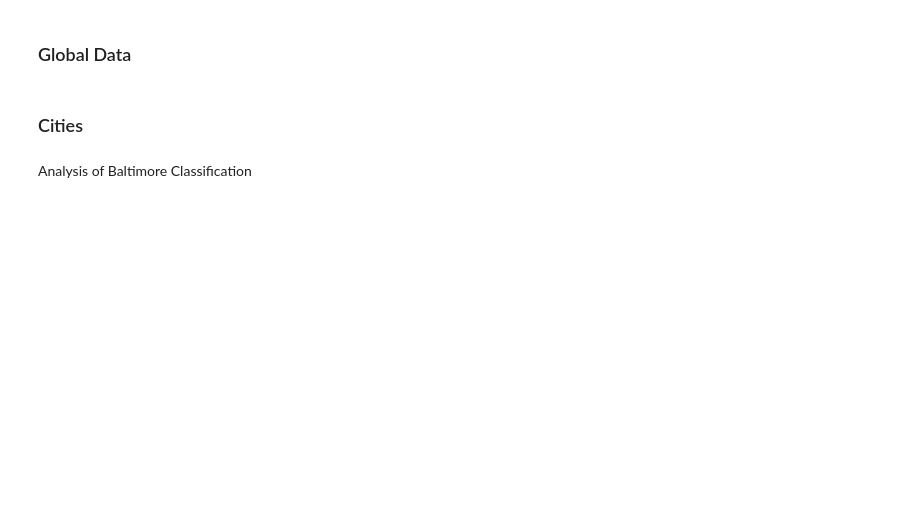
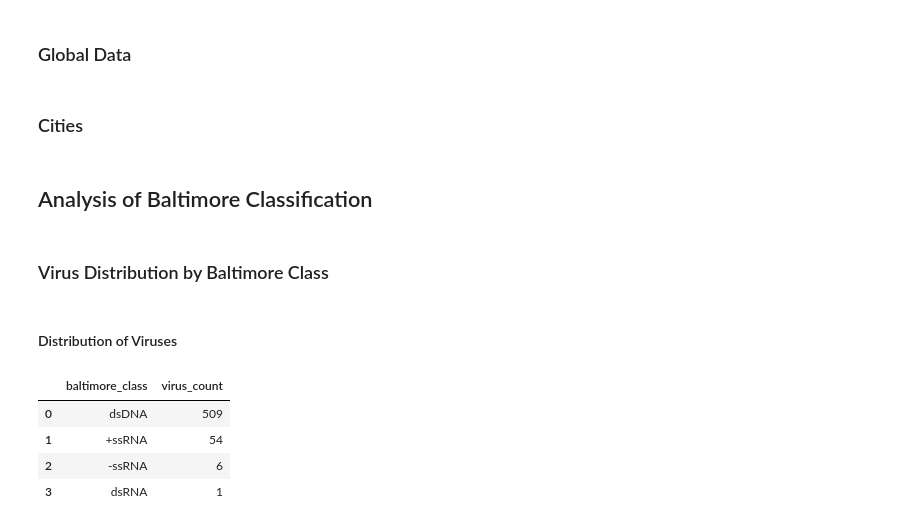
Before and after one commit to Projektseminar-Urban-Virome-2026/Analysis, a Jupyter notebook: virus_analysis/virus_analysis.ipynb, the cells around one changed output. Drawn from its saved outputs; the diff is of its cells as text; code cells hidden in the pictures; blank space fills up the shorter version.

```diff
--- a/virus_analysis/virus_analysis.ipynb
+++ b/virus_analysis/virus_analysis.ipynb
@@ -316,4 +702,55 @@ ENA-Daten: 678 Samples
 # %% [markdown]
 ### Cities
 # %% [markdown]
-Analysis of Baltimore Classification
+## Analysis of Baltimore Classification
+# %% [markdown]
+### Virus Distribution by Baltimore Class
+# %% [markdown]
+#### Distribution of Viruses
+# %%
+# Locate the folder that contains the virus metadata files.
+# `find_folder` makes the path more robust because the notebook may be executed
+# from slightly different working directories.
+virus_info_dir = Path(find_folder("data", "samplings", "data_with_information_of_viruses"))
+virus_info_path = virus_info_dir / "viruses_contained_without_hostid.csv"
+
+# Load only the columns needed for this analysis.
+# This is faster and uses less memory than loading the full CSV file.
+# Important columns:
+#   - taxid: unique virus taxonomy identifier
+#   - baltimore_class: Baltimore classification of the virus
+viruses_without_hostid = pd.read_csv(
+    virus_info_path,
+    usecols=["taxid", "baltimore_class"]
+)
+
+# Count how many unique viruses occur in each Baltimore class.
+# Steps:
+#   1. Remove rows where taxid or baltimore_class is missing.
+#   2. Remove duplicate taxid/class combinations so the same virus is not counted twice.
+#   3. Group by Baltimore class.
+#   4. Count the number of unique taxids per class.
+#   5. Rename the result column to virus_count.
+#   6. Sort the result from the largest to the smallest class.
+virus_count_by_baltimore_class = (
+    viruses_without_hostid
+    .dropna(subset=["baltimore_class", "taxid"])
+    .drop_duplicates(subset=["taxid", "baltimore_class"])
+    .groupby("baltimore_class", as_index=False)
+    .agg(virus_count=("taxid", "nunique"))
+    .sort_values(
+        ["virus_count", "baltimore_class"],
+        ascending=[False, True]
+    )
+    .reset_index(drop=True)
+)
+
+# Display the resulting DataFrame in the notebook.
+# Writing the variable name as the last line gives a cleaner notebook output than print().
+virus_count_by_baltimore_class
+# %% [output]
+|  | baltimore_class | virus_count |
+| 0 | dsDNA | 509 |
+| 1 | +ssRNA | 54 |
+| 2 | -ssRNA | 6 |
+| 3 | dsRNA | 1 |
```
Also changed, not shown: parts of 22 cells of this notebook, 11 other files.
